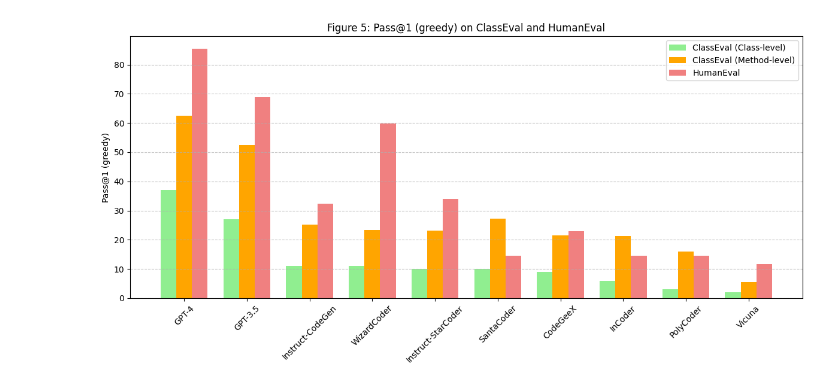
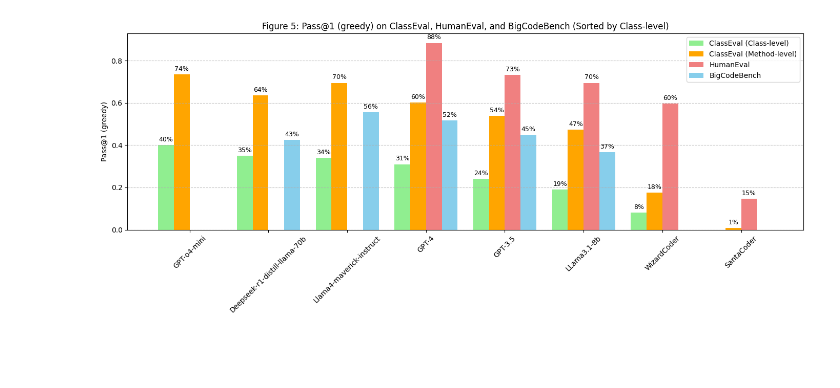
Before and after one commit to snigdhaghosh/CS540, a Jupyter notebook: graphs_script/all_plots.ipynb, the cells around one changed output. Saved outputs shown, nothing was run; the diff lists cells and outputs as text; code cells hidden in the pictures; blank space fills up the shorter version.

```diff
--- a/graphs_script/all_plots.ipynb
+++ b/graphs_script/all_plots.ipynb
@@ -35,40 +35,65 @@ human_eval = [
     0.0,  # GPT-o4-mini
     0.695, # LLama3.1-8b
     0.0,  # Deepseek-r1-distill-llama-70b
     0.0   # Llama4-maverick-instruct
 ]
 big_code_bench_full = [
     0.516,   # GPT-4 - no data provided, placeholder
     0.449,   # GPT-3.5 - no data provided, placeholder
     0.0,   # WizardCoder - no data provided, placeholder
     0.0,   # SantaCoder - no data provided, placeholder
     0.0,   # GPT-o4-mini - no data provided, placeholder
     0.366,   # LLama3.1-8b - no data provided, placeholder
     0.426,   # Deepseek-r1-distill-llama-70b - no data provided, placeholder
     0.555    # Llama4-maverick-instruct - no data provided, placeholder
 ]
 
+# Sort based on class_level (descending)
+sorted_data = sorted(
+    zip(class_level, method_level, human_eval, big_code_bench_full, models),
+    key=lambda x: x[0],
+    reverse=True
+)
+
+# Unzip the sorted data
+class_level, method_level, human_eval, big_code_bench_full, models = zip(*sorted_data)
 
 # Plotting
 x = range(len(models))
-width = 0.25
+width = 0.2
 
-plt.figure(figsize=(12, 6))
-plt.bar([p - width for p in x], class_level, width=width, label='ClassEval (Class-level)', color='lightgreen')
-plt.bar(x, method_level, width=width, label='ClassEval (Method-level)', color='orange')
-plt.bar([p + width for p in x], human_eval, width=width, label='HumanEval', color='lightcoral')
+plt.figure(figsize=(14, 6))
+
+bars1 = plt.bar([p - 1.5 * width for p in x], class_level, width=width, label='ClassEval (Class-level)', color='lightgreen')
+bars2 = plt.bar([p - 0.5 * width for p in x], method_level, width=width, label='ClassEval (Method-level)', color='orange')
+bars3 = plt.bar([p + 0.5 * width for p in x], human_eval, width=width, label='HumanEval', color='lightcoral')
+bars4 = plt.bar([p + 1.5 * width for p in x], big_code_bench_full, width=width, label='BigCodeBench', color='skyblue')
+
+def add_labels(bars):
+    for bar in bars:
+        height = bar.get_height()
+        if height > 0:
+            plt.text(bar.get_x() + bar.get_width()/2.0, height + 0.01, f'{height*100:.0f}%',
+                     ha='center', va='bottom', fontsize=9)
+
+# Apply labels to each group
+add_labels(bars1)
+add_labels(bars2)
+add_labels(bars3)
+add_labels(bars4)
+
 
 # Labels and Title
 plt.xticks(x, models, rotation=45)
 plt.ylabel('Pass@1 (greedy)')
-plt.title('Figure 5: Pass@1 (greedy) on ClassEval and HumanEval')
+plt.title('Figure 5: Pass@1 (greedy) on ClassEval, HumanEval, and BigCodeBench (Sorted by Class-level)')
 plt.legend()
 plt.tight_layout()
 plt.grid(axis='y', linestyle='--', alpha=0.7)
 
 plt.show()
 # %% [output]
-[figure, old version]
+[figure, new version]
 # %%
 import json
 import pandas as pd
```
Also changed, not shown: parts of 5 cells of this notebook, 34 other files.
